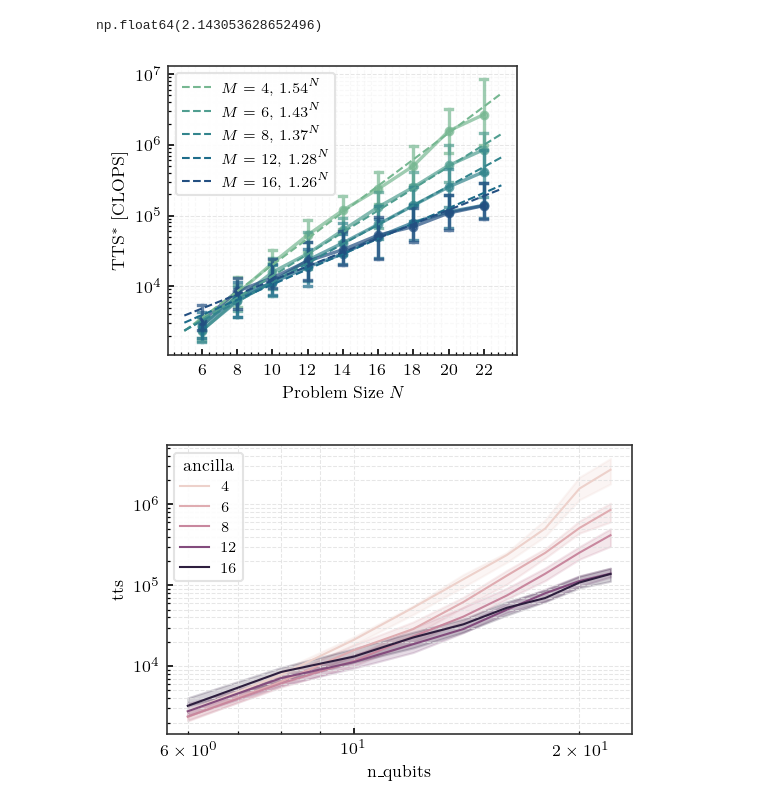
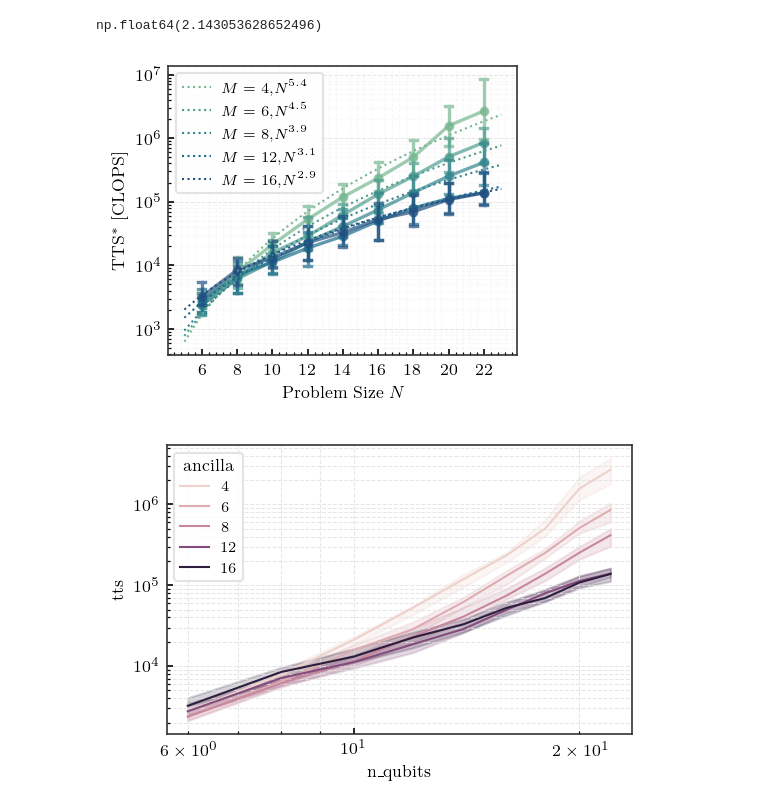
Before and after one commit to dbucher97/fast-qaoa-c, a Jupyter notebook: notebooks/eval/qpe_analysis2.ipynb, the cells around one changed output. Cells and saved outputs as stored; diff of their text form; code cells hidden in the pictures.

```diff
--- a/notebooks/eval/qpe_analysis2.ipynb
+++ b/notebooks/eval/qpe_analysis2.ipynb
@@ -97,37 +97,37 @@ styling.subplots(figsize=(3, 2.5))
 sns.pointplot(df_opt, x="n_qubits", y="tts", hue="ancilla", errorbar=("pi", 50), estimator=np.median, palette=palette, legend=False, capsize=0.2, alpha=0.7, linewidth=1.6, markersize=3.5)
 
 c = 0
 def plot_fit(d):
     global c
     x  = np.linspace(5, 23, 2)
     y = 10 **  d.slope
     plt.plot((x-6) / 2,  10 ** (d.intercept + d.slope * x), linestyle="--", color=palette[c], label=f"$M = {d.name}$, {y:.2f}$^N$")
     c += 1
 
-df_opt_fit.apply(plot_fit, axis=1)
+# df_opt_fit.apply(plot_fit, axis=1)
 
 c = 0
 def plot_fit2(d):
     global c
     x  = np.linspace(5, 23, 20)
     plt.plot((x-6) / 2,  x ** d.slope * 10 ** d.intercept, linestyle=":", color=palette[c], label=f"$M = {d.name}$," + "$N^{" +f"{d.slope:.1f}" + "}$")
     c += 1
 
-# df_opt_fit2.apply(plot_fit2, axis=1)
+df_opt_fit2.apply(plot_fit2, axis=1)
 
 # plt.xscale("log")
 
 plt.yscale("log")
 plt.legend()
 
 plt.xlabel("Problem Size $N$")
 plt.ylabel(r"TTS$^*$ [CLOPS]")
 
 df_opt_fit
 
-plt.savefig("plots/qpe_tts_scaling.pdf")
+plt.savefig("plots/qpe_tts_scaling_pl.pdf")
 # %% [output]
-[figure, old version]
+[figure, new version]
 # %%
 sns.lineplot(df_opt, x="n_qubits", y="tts", hue="ancilla", estimator=np.median)
 plt.yscale("log")
```
Also changed, not shown: 8 other files.
